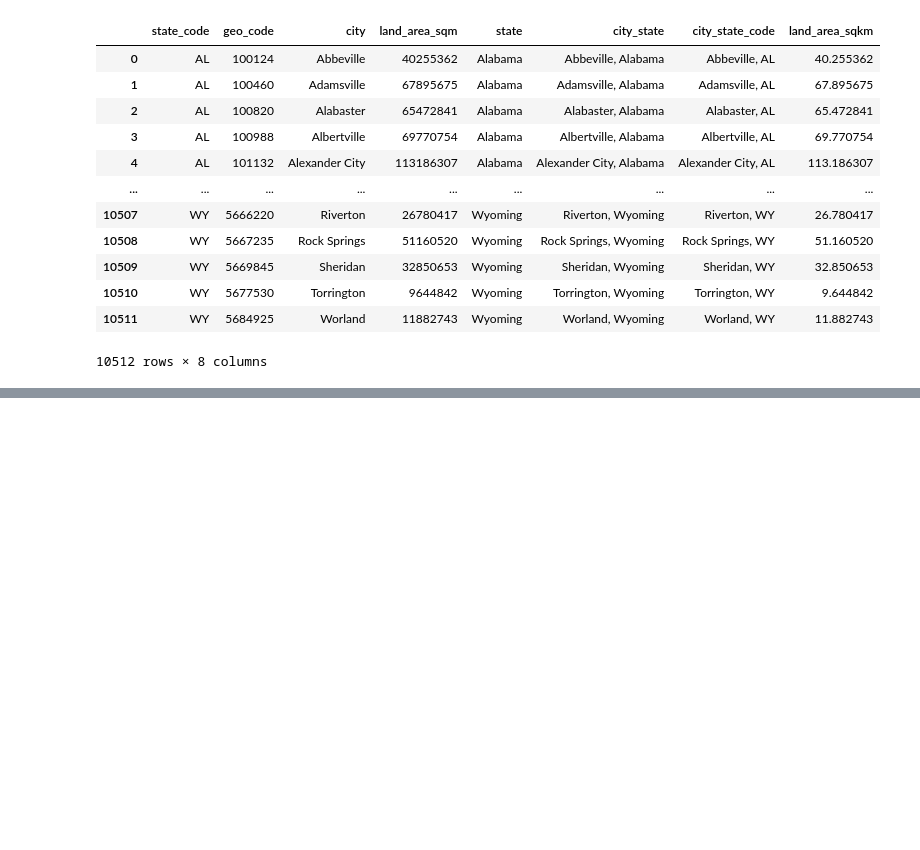
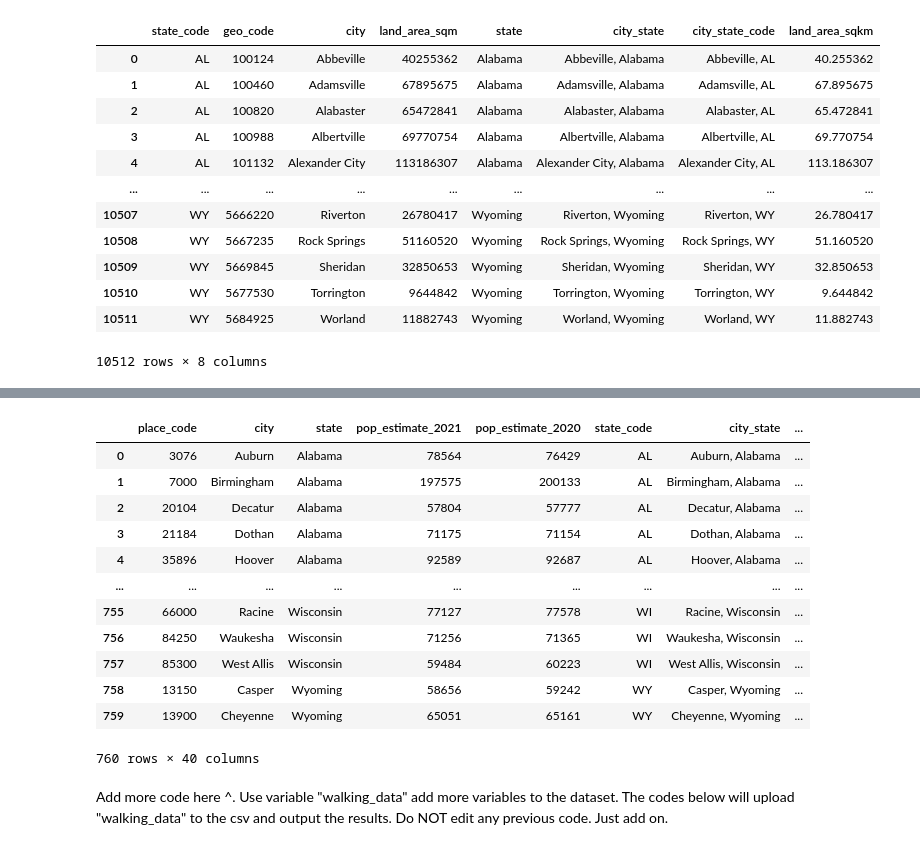
Before and after one commit to chanellee/Walkable-Cities, a Jupyter notebook: data_wrangling.ipynb, the cells around one changed output, grey strips where cells are left out. Cells and saved outputs as stored; diff of their text form; code cells hidden in the pictures; blank space fills up the shorter version.

Commit message:
hispanic or latino

```diff
--- a/data_wrangling.ipynb
+++ b/data_wrangling.ipynb
@@ -140,0 +141,23 @@ walking_data
+# %%
+race = pd.read_csv("Race_2020.p1-Data.csv",encoding='latin-1')
+race_columns = pd.read_csv("Race_2020.p1-Column-Metadata.csv",encoding='latin-1')
+race
+race_columns = race_columns[[ not i.__contains__("A") for i in race_columns["Column Name"]]]
+more_col = pd.Series(["P1_009N"])
+more_label = ["two_or_more_races"]
+temp = race_columns[[i.__contains__("alone") for i in race_columns["Label"]]]
+alone_col = temp["Column Name"]
+alone_label = [i.split("!!")[-1].lower().replace(" ","_") for i in temp["Label"]]
+
+col = pd.concat([pd.Series("NAME"),alone_col,more_col])
+label = ["city_state"] + alone_label + more_label
+
+race = race[[i.__contains__("city") for i in race["NAME"]]]
+race["NAME"] = [i.replace(" city", "") for i in race["NAME"]]
+race = race[col].set_axis(label,axis="columns",copy=False)
+
+walking_data = pd.merge(walking_data, race, on = "city_state", how = "left")
+
+walking_data
+
+race
@@ -141,3 +178,29 @@ walking_data
+# %%
+hisp = pd.read_csv("Hispanic_2020.P2-Data.csv",encoding='latin-1', low_memory=False)
+hisp_col = ["NAME","P2_002N"]
+hisp_label = ["city_state","hispanic_or_latino"]
+hisp = hisp[[i.__contains__("city") for i in hisp["NAME"]]]
+hisp["NAME"] = [i.replace(" city","") for i in hisp["NAME"]]
+hisp = hisp[hisp_col].set_axis(hisp_label, axis="columns", copy=False)
+
+walking_data = pd.merge(walking_data, hisp, on = "city_state", how = "left")
+walking_data
+# %% [output]
+|  | place_code | city | state | pop_estimate_2021 | pop_estimate_2020 | state_code | city_state | ... |
+| 0 | 3076 | Auburn | Alabama | 78564 | 76429 | AL | Auburn, Alabama | ... |
+| 1 | 7000 | Birmingham | Alabama | 197575 | 200133 | AL | Birmingham, Alabama | ... |
+| 2 | 20104 | Decatur | Alabama | 57804 | 57777 | AL | Decatur, Alabama | ... |
+| 3 | 21184 | Dothan | Alabama | 71175 | 71154 | AL | Dothan, Alabama | ... |
+| 4 | 35896 | Hoover | Alabama | 92589 | 92687 | AL | Hoover, Alabama | ... |
+| ... | ... | ... | ... | ... | ... | ... | ... | ... |
+| 755 | 66000 | Racine | Wisconsin | 77127 | 77578 | WI | Racine, Wisconsin | ... |
+| 756 | 84250 | Waukesha | Wisconsin | 71256 | 71365 | WI | Waukesha, Wisconsin | ... |
+| 757 | 85300 | West Allis | Wisconsin | 59484 | 60223 | WI | West Allis, Wisconsin | ... |
+| 758 | 13150 | Casper | Wyoming | 58656 | 59242 | WY | Casper, Wyoming | ... |
+| 759 | 13900 | Cheyenne | Wyoming | 65051 | 65161 | WY | Cheyenne, Wyoming | ... |
+760 rows × 40 columns
+# %% [markdown]
+Add more code here ^. Use variable "walking_data" add more variables to the dataset. The codes below will upload "walking_data" to the csv and output the results. Do NOT edit any previous code. Just add on.
 # %%
 walking_data.to_csv("walkable-cities.csv", index = False)
 # %%
```
Also changed, not shown: parts of 5 cells of this notebook.
